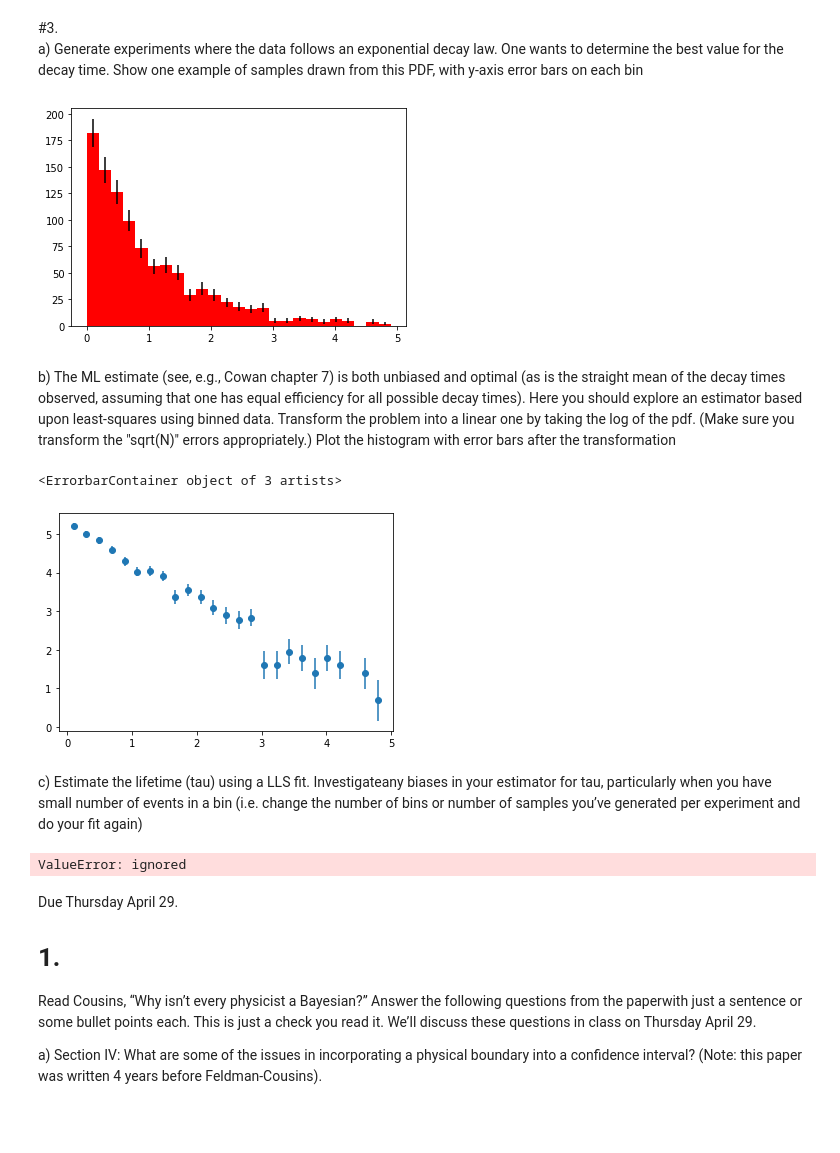
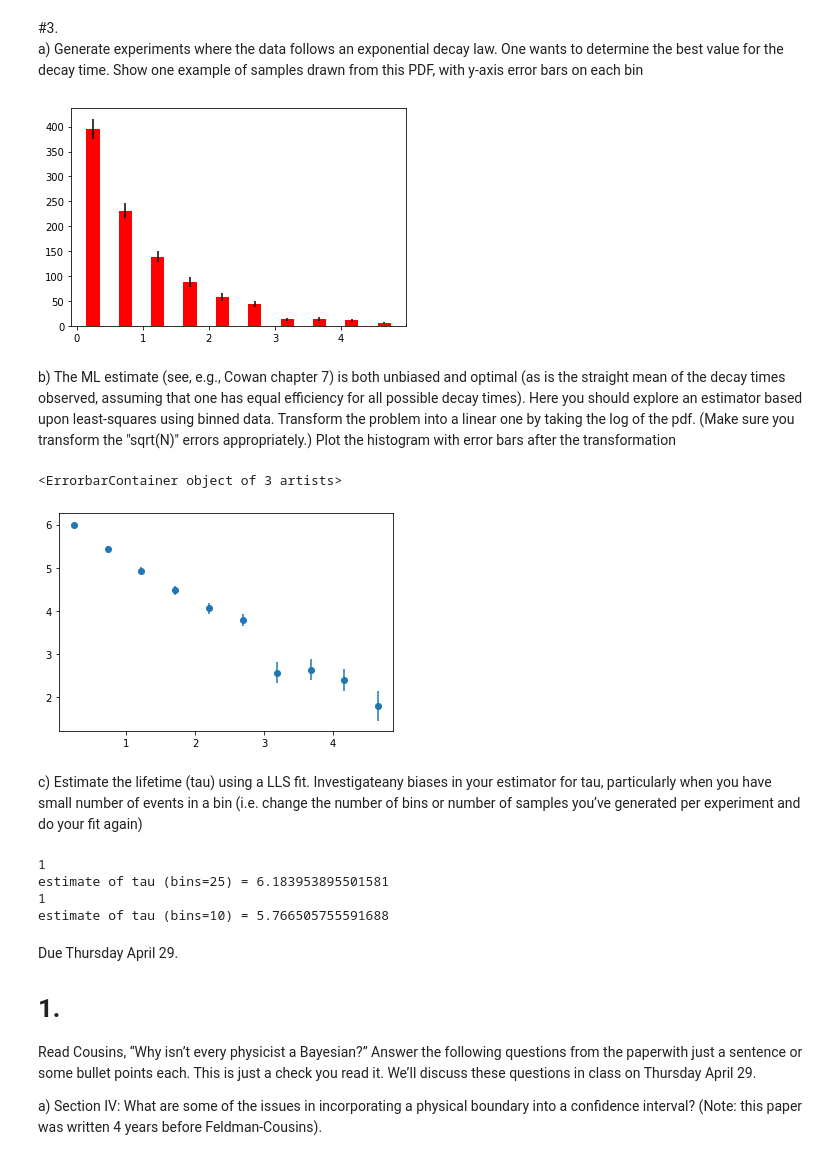
Before and after one commit to RachanaYajur/PhotoNeutron_source_testing, a Jupyter notebook: hw3.ipynb, the cells around one changed output. Saved outputs shown, nothing was run; the diff lists cells and outputs as text; code cells hidden in the pictures; blank space fills up the shorter version.

```diff
--- a/hw3.ipynb
+++ b/hw3.ipynb
@@ -306,17 +306,17 @@ exp_data = sampling(Nsample)
 xval = np.arange(0,5,0.1)
 yval = expdecay(xval,A,tau)
 # %%
-y, binEdges = np.histogram(exp_data,bins = 25)
+y, binEdges = np.histogram(exp_data,bins = 10)
 bincenters = 0.5*(binEdges[1:]+binEdges[:-1])
 menStd     = np.sqrt(y)
 width      = 0.2
 var = expdecay(bincenters,A,tau)
 #plt.plot(xval,yval)
 #plt.hist(b[:-1],b,weights=h)
 plt.bar(bincenters, y, width=width, color='r',yerr=menStd)
 plt.show()
 # %% [output]
-[figure, old version]
+[figure, new version]
 # %% [markdown]
 b) The ML estimate (see, e.g., Cowan chapter 7) is both unbiased and optimal (as is the straight mean of the decay times observed, assuming that one has equal efficiency for all possible decay times).  Here you should explore an estimator based upon least-squares using binned data.  Transform the problem into a linear one by taking the log of the pdf.  (Make sure you transform the "sqrt(N)" errors appropriately.)  Plot the histogram with error bars after the transformation
 # %%
@@ -325,16 +325,16 @@ logerr = np.log(y + np.sqrt(y)) - np.log(y)
 plt.errorbar(bincenters,logy,yerr=logerr,marker='o',linestyle='none')
 # %% [output]
 <ErrorbarContainer object of 3 artists>
-[figure, old version]
+[figure, new version]
 # %% [markdown]
 c) Estimate the lifetime (tau) using a LLS fit.  Investigateany biases in your estimator for tau, particularly when you have small number of events in a bin (i.e. change the number of bins or number of samples you’ve generated per experiment and do your fit again)
 # %%
-poptexp, pcovexp = curve_fit(expdecay, bincenters, logy,sigma=logerr)
+poptexp, pcovexp = curve_fit(func, bincenters, logy,sigma=logerr)
 fit_logs = poptexp[0]*np.exp(-bincenters/poptexp[1])
 print(tau)
 print("estimate of tau (bins=25) =",poptexp[1])
 
-y, binEdges = np.histogram(exp_data,bins = 10)
+y, binEdges = np.histogram(exp_data,bins = 15)
 bincenters = 0.5*(binEdges[1:]+binEdges[:-1])
 logy = np.log(y)
 logerr = np.log(y + np.sqrt(y)) - np.log(y)
@@ -343,7 +343,10 @@ fit_logs = poptexp[0]*np.exp(-bincenters/poptexp[1])
 print(tau)
 print("estimate of tau (bins=10) =",poptexp[1])
 # %% [output]
-ValueError: ignored
+1
+estimate of tau (bins=25) = 6.183953895501581
+1
+estimate of tau (bins=10) = 5.766505755591688
 # %% [markdown]
 Due Thursday April 29.
 # 1.
```
